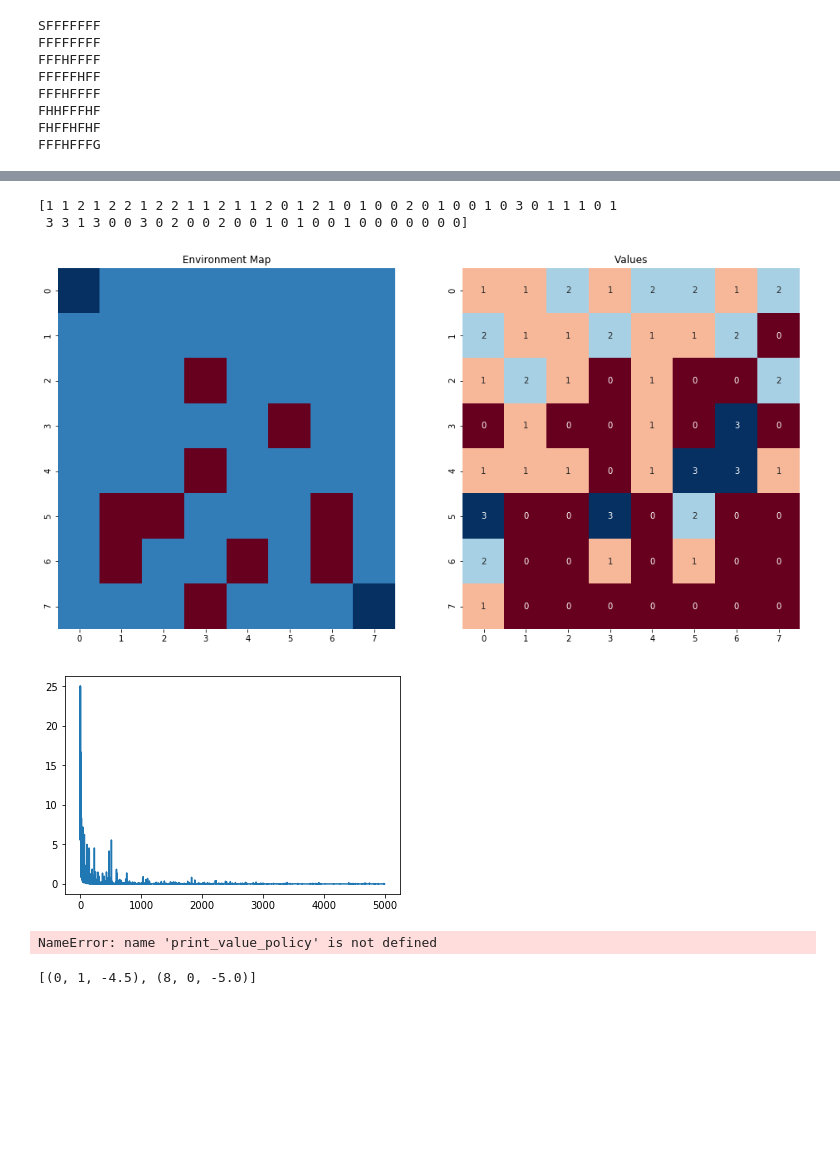
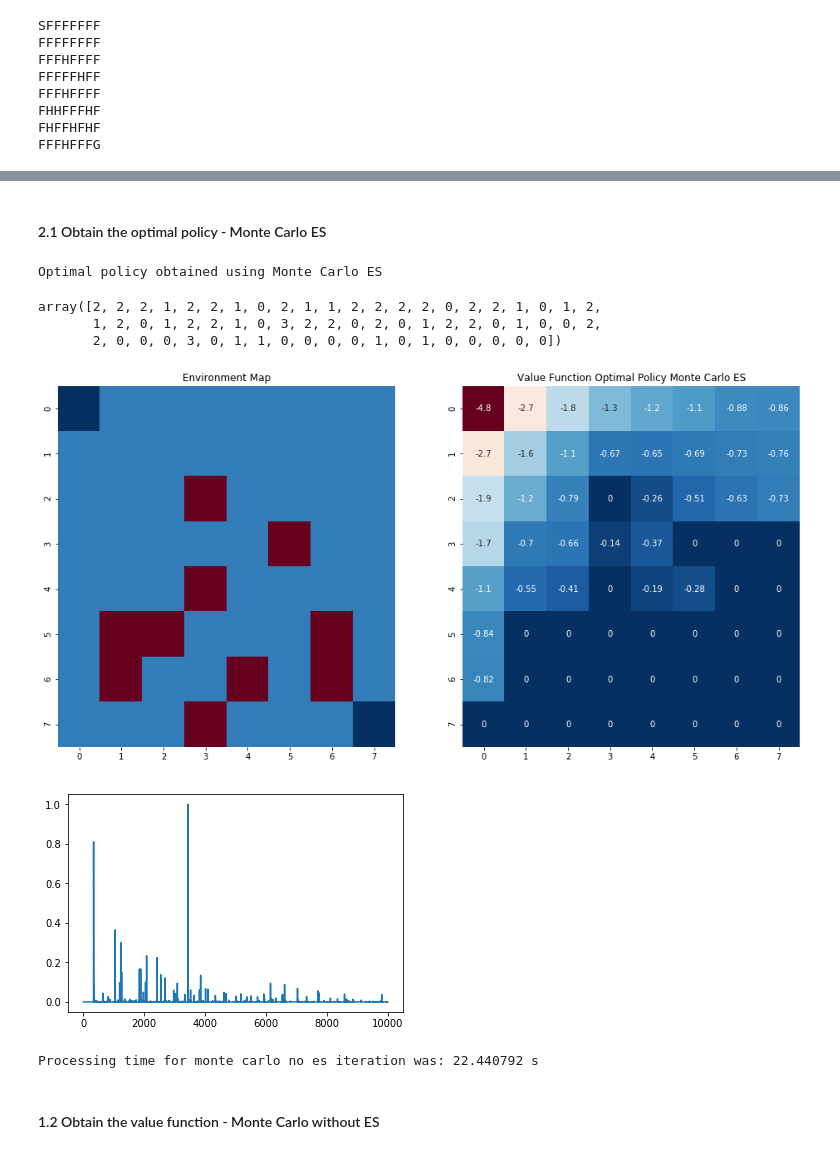
Before and after one commit to ale-wyss/uah_unsup_and_rei_learning, a Jupyter notebook: UnsupervisedAndReinforcementLearning_Assigment.ipynb, the cells around one changed output, grey strips where cells are left out. Cells and saved outputs as stored; diff of their text form; code cells hidden in the pictures; blank space fills up the shorter version.

```diff
--- a/UnsupervisedAndReinforcementLearning_Assigment.ipynb
+++ b/UnsupervisedAndReinforcementLearning_Assigment.ipynb
@@ -518,8 +671,8 @@ def play_game_es(env, policy, gamma=0.9):
         s = env.env.s
 
         if s in seen_states:
-            # in ordr not to end up in an infinite episode this penalty is added for falling on H
-            rew = -100.0/num_steps
+            # in order not to end up in an infinite episode this penalty is added for falling on H
+            rew = -10.0/num_steps
             states_actions_rewards.append((s, None, rew))
             break
         elif done:
@@ -581,8 +734,7 @@ env = gym.make("FrozenLake-v0", map_name='8x8')
 env.reset()  # Initial state of the environment (Starting point)
 env.render() # Show the map with current status
 
-#policy = random_policy(env)
-policy = policy
+policy = random_policy(env)
 # %% [output]
 SFFFFFFF
 FFFFFFFF
@@ -595,8 +749,10 @@ FFFHFFFG
 # %%
+START_TIME = time.time()
+
 Q, returns = init_q_returns(env)
 
 deltas = []
-for t in range(50000):
+for t in range(10000):
     biggest_change = 0
     states_actions_returns = play_game_es(env, policy)
     seen_state_action_pairs = set()
@@ -616,8 +772,16 @@ for t in range(50000):
 plt.plot(deltas)
 plt.show()
 
-# Obtener V V
+# Obtain V
 V = {}
 for s, Qs in Q.items():
     V[s] = max_dict(Q[s])[1]
+
+
+
+END_TIME = time.time()
+
+PROCESSING_TIME = END_TIME-START_TIME
+
+print("Processing time for monte carlo es iteration was: {:f} s".format(PROCESSING_TIME))
 # %% [output]
@@ -624,0 +792,7 @@ for s, Qs in Q.items():
+# %%
+V_mc_es = np.array(list(V.values()))
+
+print("Value Function using Monte Carlo ES")
+
+sns.heatmap(V_mc_es.reshape(8,8),  cmap="RdBu", annot=True, cbar=False)
+plt.show()
@@ -625,20 +802,25 @@ for s, Qs in Q.items():
+# %% [markdown]
+#### 2.1 Obtain the optimal policy - Monte Carlo ES
 # %%
-policy_arr = np.array(list(policy.values()))
-print(policy_arr)
+policy_mc_es = np.array(list(policy.values()))
+print("Optimal policy obtained using Monte Carlo ES")
+policy_mc_es
 # %% [output]
-[1 1 2 1 2 2 1 2 2 1 1 2 1 1 2 0 1 2 1 0 1 0 0 2 0 1 0 0 1 0 3 0 1 1 1 0 1
- 3 3 1 3 0 0 3 0 2 0 0 2 0 0 1 0 1 0 0 1 0 0 0 0 0 0 0]
+Optimal policy obtained using Monte Carlo ES
+array([2, 2, 2, 1, 2, 2, 1, 0, 2, 1, 1, 2, 2, 2, 2, 0, 2, 2, 1, 0, 1, 2,
+       1, 2, 0, 1, 2, 2, 1, 0, 3, 2, 2, 0, 2, 0, 1, 2, 2, 0, 1, 0, 0, 2,
+       2, 0, 0, 0, 3, 0, 1, 1, 0, 0, 0, 0, 1, 0, 1, 0, 0, 0, 0, 0])
 # %%
 fig, ax = plt.subplots(nrows=1, ncols=2, figsize=(16,8))
 
 ax[0].set_title("Environment Map")
 sns.heatmap(map_arr,  cmap="RdBu", cbar=False, ax=ax[0])
 
-ax[1].set_title("Values")
-sns.heatmap(policy_arr.reshape(8,8),  cmap="RdBu", annot=True, cbar=False, ax=ax[1])
+ax[1].set_title("Value Function Optimal Policy Monte Carlo ES")
+sns.heatmap(V_mc_es.reshape(8,8),  cmap="RdBu", annot=True, cbar=False, ax=ax[1])
 plt.show()
 # %% [output]
-[figure, old version]
+[figure, new version]
 # %%
 def play_game_no_es(grid, policy,  windy=0.1,gamma=0.9):
     # The game starts in a known state
@@ -680,6 +877,8 @@ def play_game_no_es(grid, policy,  windy=0.1,gamma=0.9):
 # %%
+START_TIME = time.time()
+
 deltas = []
-for t in range(5000):
+for t in range(10000):
     # A new episode is generated using pi
     biggest_change = 0
     states_actions_returns = play_game_no_es(env, policy)
@@ -714,7 +913,11 @@ V = {}
 for s in policy.keys():
     V[s] = max_dict(Q[s])[1]
 
-print_value_policy(V, policy, grid)
+END_TIME = time.time()
+
+PROCESSING_TIME = END_TIME-START_TIME
+
+print("Processing time for monte carlo no es iteration was: {:f} s".format(PROCESSING_TIME))
 # %% [output]
-[figure, old version]
+[figure, new version]
-NameError: name 'print_value_policy' is not defined
+Processing time for monte carlo no es iteration was: 22.440792 s
@@ -730,4 +924,2 @@ def test_policy(policy, env):
-# %%
-play_game_es(env, policy)
-# %% [output]
-[(0, 1, -4.5), (8, 0, -5.0)]
+# %% [markdown]
+#### 1.2 Obtain the value function - Monte Carlo without ES
```
Also changed, not shown: parts of 51 cells of this notebook.
